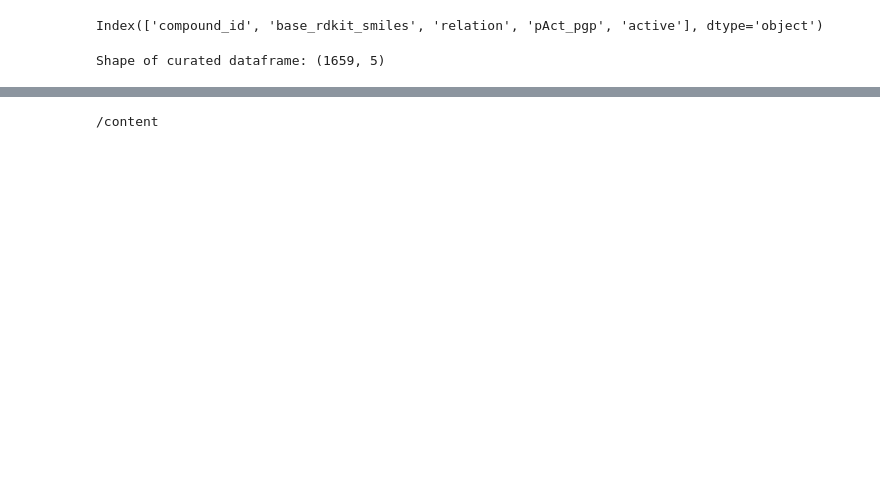
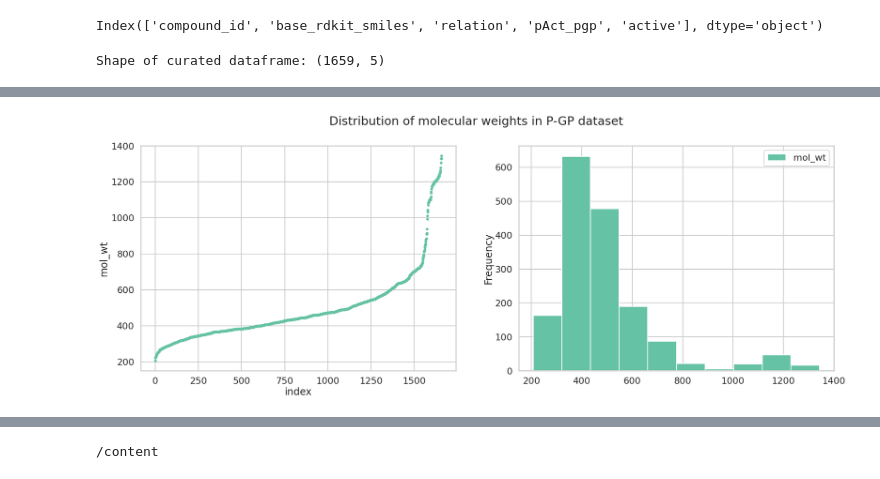
Before and after one commit to ravichas/AMPL-Tutorial, a Jupyter notebook: 04_EDA_Curate_Merge_Visualize.ipynb, the cells around one changed output, grey strips where cells are left out. Cells and saved outputs as stored; diff of their text form; code cells hidden in the pictures; blank space fills up the shorter version.

```diff
--- a/04_EDA_Curate_Merge_Visualize.ipynb
+++ b/04_EDA_Curate_Merge_Visualize.ipynb
@@ -380,0 +341,17 @@ Missing BCRP values: 1471
+# %%
+# calculate molecular weight
+dfp_cur["mol_wt"] = [Chem.Descriptors.ExactMolWt(Chem.MolFromSmiles(smile)) for smile in dfp_cur["base_rdkit_smiles"]]
+dfb_cur["mol_wt"] = [Chem.Descriptors.ExactMolWt(Chem.MolFromSmiles(smile)) for smile in dfb_cur["base_rdkit_smiles"]]
+# %%
+# visualize distribution of molecular weights
+plot_df=dfp_cur
+plot_df=plot_df.sort_values(by='mol_wt')
+plot_df=plot_df.reset_index(drop=True)
+plot_df=plot_df.reset_index()
+
+fig,ax=plt.subplots(1,2, figsize=(30,10))
+plot_df.plot(kind='scatter', x='index', y='mol_wt', color = pal[0], ax=ax[0])
+plot_df.plot(kind='hist', x="index", y="mol_wt", color = pal[0], ax=ax[1])
+fig.suptitle("Distribution of molecular weights in P-GP dataset");
+# %% [output]
+[figure, added]
```
Also changed, not shown: parts of 70 cells of this notebook.
